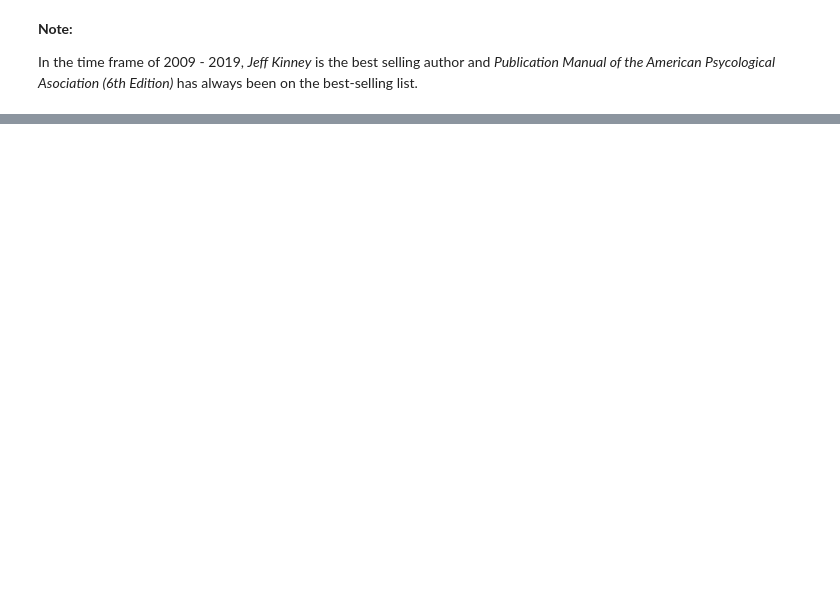
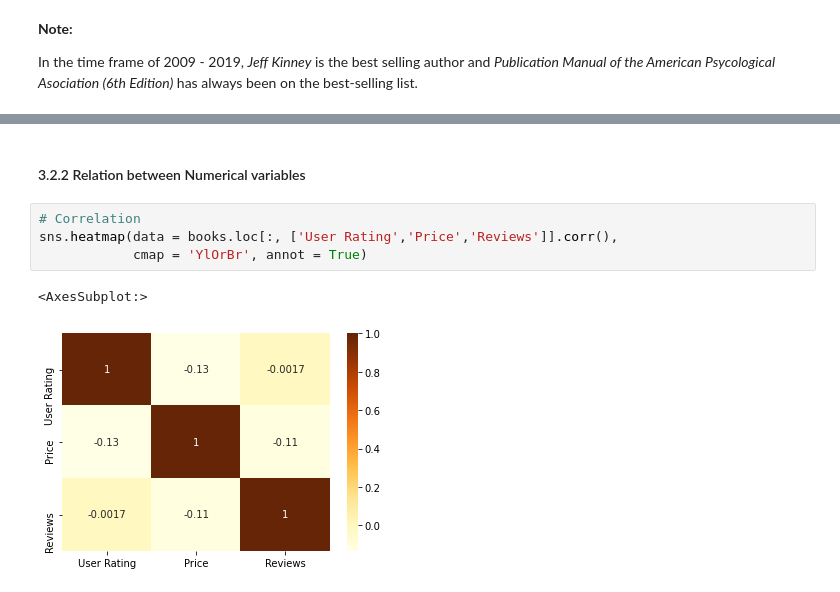
Before and after one commit to arnabd64/amazon-bestselling-books, a Jupyter notebook: amazon-best-seller-py.ipynb, the cells around one changed output, grey strips where cells are left out. Saved outputs shown, nothing was run; the diff lists cells and outputs as text; blank space fills up the shorter version.

```diff
--- a/amazon-best-seller-py.ipynb
+++ b/amazon-best-seller-py.ipynb
@@ -266,0 +308,9 @@ In the time frame of 2009 - 2019, _Jeff Kinney_ is the best selling author and _
+# %% [markdown]
+#### 3.2.2 Relation between Numerical variables
+# %%
+# Correlation
+sns.heatmap(data = books.loc[:, ['User Rating','Price','Reviews']].corr(),
+            cmap = 'YlOrBr', annot = True)
+# %% [output]
+<AxesSubplot:>
+[figure, added]
```
Also changed, not shown: parts of 23 cells of this notebook, 1 other file.
